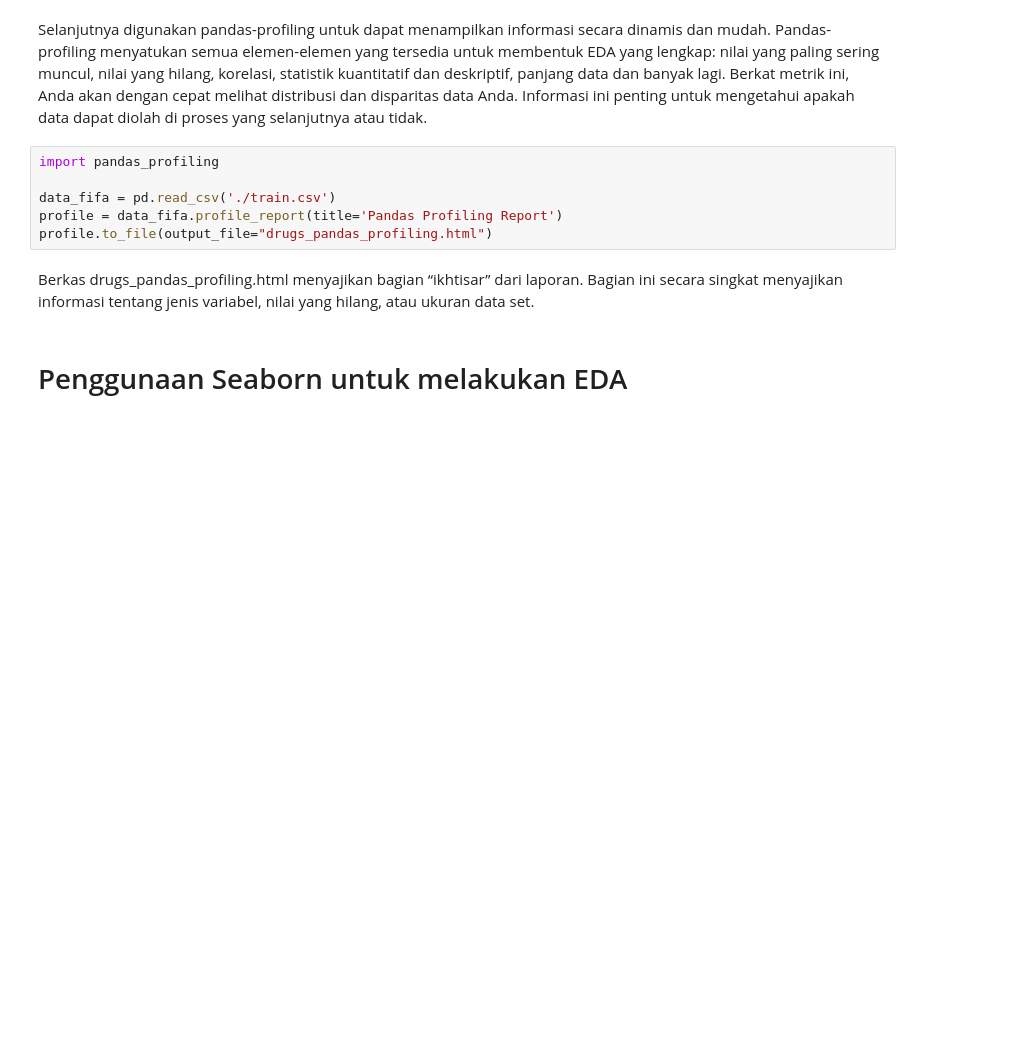
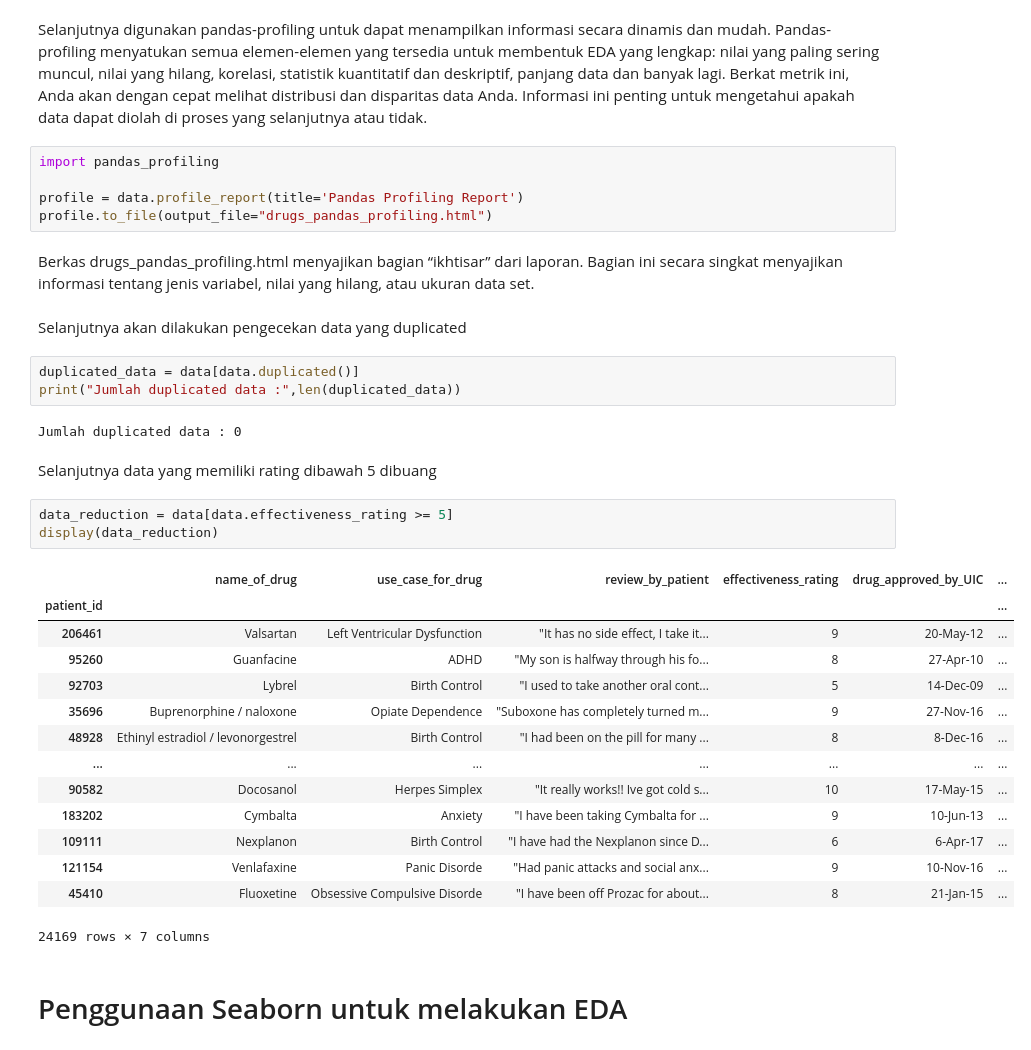
Before and after one commit to Sidel17/Drugs-Recommendation-Using-K-Nearest-Neighbor-Algorithm, a Jupyter notebook: Exploratory_Data_Analysis.ipynb, the cells around one changed output. Drawn from its saved outputs; the diff is of its cells as text; blank space fills up the shorter version.

```diff
--- a/Exploratory_Data_Analysis.ipynb
+++ b/Exploratory_Data_Analysis.ipynb
@@ -58,12 +62,38 @@ Pandas-profiling menyatukan semua elemen-elemen yang tersedia untuk membentuk ED
 # %%
 import pandas_profiling
 
-data_fifa = pd.read_csv('./train.csv')
-profile = data_fifa.profile_report(title='Pandas Profiling Report')
+profile = data.profile_report(title='Pandas Profiling Report')
 profile.to_file(output_file="drugs_pandas_profiling.html")
 # %% [markdown]
 Berkas drugs_pandas_profiling.html menyajikan bagian “ikhtisar” dari laporan. Bagian ini secara
 singkat menyajikan informasi tentang jenis variabel, nilai yang hilang, atau ukuran data set.
+# %% [markdown]
+Selanjutnya akan dilakukan pengecekan data yang duplicated
+# %%
+duplicated_data = data[data.duplicated()]
+print("Jumlah duplicated data :",len(duplicated_data))
+# %% [output]
+Jumlah duplicated data : 0
+# %% [markdown]
+Selanjutnya data yang memiliki rating dibawah 5 dibuang
+# %%
+data_reduction = data[data.effectiveness_rating >= 5]
+display(data_reduction)
+# %% [output]
+|  | name_of_drug | use_case_for_drug | review_by_patient | effectiveness_rating | drug_approved_by_UIC | ... |
+| patient_id |  |  |  |  |  | ... |
+| 206461 | Valsartan | Left Ventricular Dysfunction | "It has no side effect, I take it... | 9 | 20-May-12 | ... |
+| 95260 | Guanfacine | ADHD | "My son is halfway through his fo... | 8 | 27-Apr-10 | ... |
+| 92703 | Lybrel | Birth Control | "I used to take another oral cont... | 5 | 14-Dec-09 | ... |
+| 35696 | Buprenorphine / naloxone | Opiate Dependence | "Suboxone has completely turned m... | 9 | 27-Nov-16 | ... |
+| 48928 | Ethinyl estradiol / levonorgestrel | Birth Control | "I had been on the pill for many ... | 8 | 8-Dec-16 | ... |
+| ... | ... | ... | ... | ... | ... | ... |
+| 90582 | Docosanol | Herpes Simplex | "It really works!! Ive got cold s... | 10 | 17-May-15 | ... |
+| 183202 | Cymbalta | Anxiety | "I have been taking Cymbalta for ... | 9 | 10-Jun-13 | ... |
+| 109111 | Nexplanon | Birth Control | "I have had the Nexplanon since D... | 6 | 6-Apr-17 | ... |
+| 121154 | Venlafaxine | Panic Disorde | "Had panic attacks and social anx... | 9 | 10-Nov-16 | ... |
+| 45410 | Fluoxetine | Obsessive Compulsive Disorde | "I have been off Prozac for about... | 8 | 21-Jan-15 | ... |
+24169 rows × 7 columns
 # %% [markdown]
 # Penggunaan Seaborn untuk melakukan EDA
 # %% [markdown]
```
Also changed, not shown: parts of 14 cells of this notebook.
